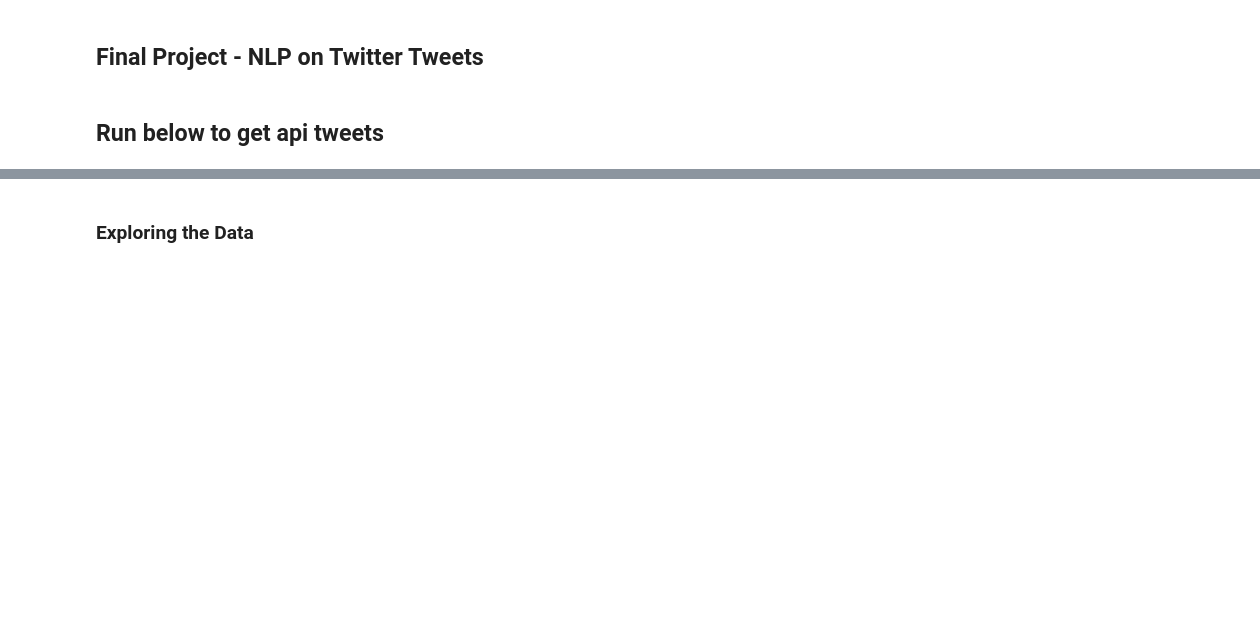
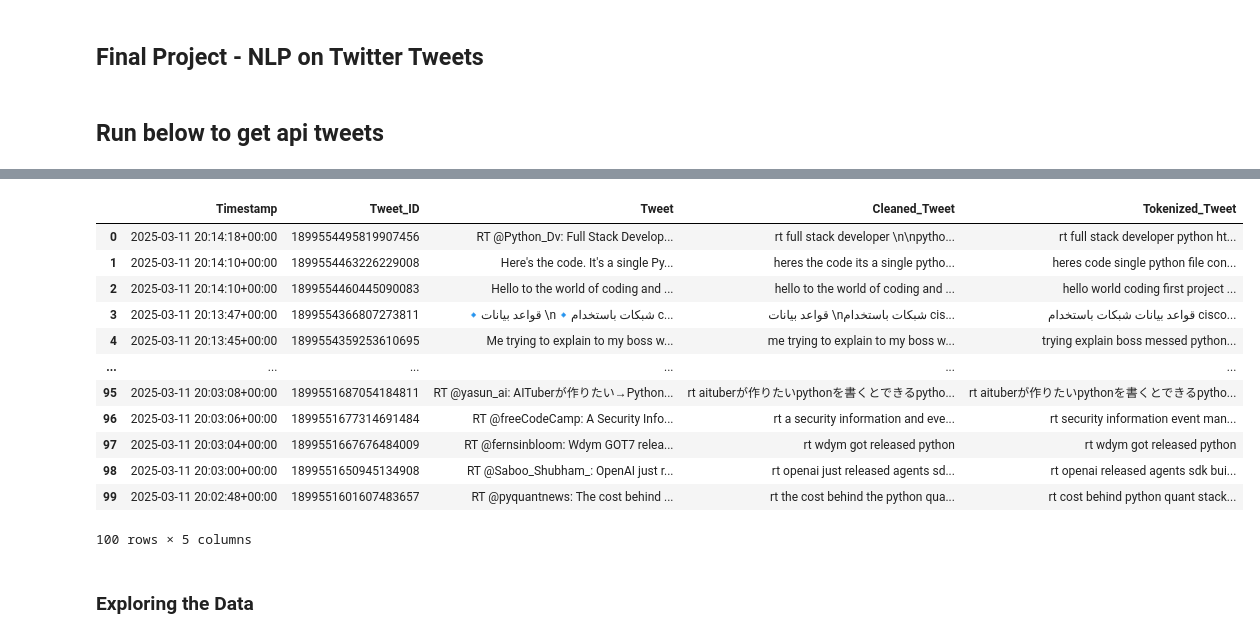
Before and after one commit to WilliamNelson007/PSTAT-134-Winter25-GroupProj, a Jupyter notebook: Final Project Juypter Notebook.ipynb, the cells around one changed output, grey strips where cells are left out. Drawn from its saved outputs; the diff is of its cells as text; code cells hidden in the pictures; blank space fills up the shorter version.

```diff
--- a/Final Project Juypter Notebook.ipynb
+++ b/Final Project Juypter Notebook.ipynb
@@ -2,35 +2,3 @@
 ## Final Project - NLP on Twitter Tweets
 # %% [markdown]
 ## Run below to get api tweets
-# %%
-import tweepy
-import pandas as pd
-
-# Twitter API credentials (Replace with your own keys)
-API_KEY = "your_api_key"
-API_SECRET = "your_api_secret"
-ACCESS_TOKEN = "your_access_token"
-ACCESS_SECRET = "your_access_secret"
-
-# Authenticate with the API
-auth = tweepy.OAuthHandler(API_KEY, API_SECRET)
-auth.set_access_token(ACCESS_TOKEN, ACCESS_SECRET)
-api = tweepy.API(auth, wait_on_rate_limit=True)
-
-# Function to fetch tweets
-def fetch_tweets(query, count):
-    tweets = tweepy.Cursor(api.search_tweets, q=query, lang="en", tweet_mode="extended").items(count)
-    tweet_list = [[tweet.created_at, tweet.user.screen_name, tweet.full_text] for tweet in tweets]
-
-    df = pd.DataFrame(tweet_list, columns=["Timestamp", "Username", "Tweet"])
-    return df
-
-# Fetch tweets
-query = "Python"
-num_tweets = 100
-df_tweets = fetch_tweets(query, num_tweets)
-
-# Save to CSV
-df_tweets.to_csv("tweets.csv", index=False)
-
-print("Tweets saved to tweets.csv")
@@ -37,3 +159,19 @@ print("Tweets saved to tweets.csv")
+# %%
+df_tweets
+# %% [output]
+|  | Timestamp | Tweet_ID | Tweet | Cleaned_Tweet | Tokenized_Tweet |
+| 0 | 2025-03-11 20:14:18+00:00 | 1899554495819907456 | RT @Python_Dv: Full Stack Develop... | rt full stack developer \n\npytho... | rt full stack developer python ht... |
+| 1 | 2025-03-11 20:14:10+00:00 | 1899554463226229008 | Here's the code. It's a single Py... | heres the code its a single pytho... | heres code single python file con... |
+| 2 | 2025-03-11 20:14:10+00:00 | 1899554460445090083 | Hello to the world of coding and ... | hello to the world of coding and ... | hello world coding first project ... |
+| 3 | 2025-03-11 20:13:47+00:00 | 1899554366807273811 | 🔹قواعد بيانات \n🔹شبكات باستخدام c... | قواعد بيانات \nشبكات باستخدام cis... | قواعد بيانات شبكات باستخدام cisco... |
+| 4 | 2025-03-11 20:13:45+00:00 | 1899554359253610695 | Me trying to explain to my boss w... | me trying to explain to my boss w... | trying explain boss messed python... |
+| ... | ... | ... | ... | ... | ... |
+| 95 | 2025-03-11 20:03:08+00:00 | 1899551687054184811 | RT @yasun_ai: AITuberが作りたい→Python... | rt aituberが作りたいpythonを書くとできるpytho... | rt aituberが作りたいpythonを書くとできるpytho... |
+| 96 | 2025-03-11 20:03:06+00:00 | 1899551677314691484 | RT @freeCodeCamp: A Security Info... | rt a security information and eve... | rt security information event man... |
+| 97 | 2025-03-11 20:03:04+00:00 | 1899551667676484009 | RT @fernsinbloom: Wdym GOT7 relea... | rt wdym got released python | rt wdym got released python |
+| 98 | 2025-03-11 20:03:00+00:00 | 1899551650945134908 | RT @Saboo_Shubham_: OpenAI just r... | rt openai just released agents sd... | rt openai released agents sdk bui... |
+| 99 | 2025-03-11 20:02:48+00:00 | 1899551601607483657 | RT @pyquantnews: The cost behind ... | rt the cost behind the python qua... | rt cost behind python quant stack... |
+100 rows × 5 columns
 # %% [markdown]
 ### Exploring the Data
 # %%
```
Also changed, not shown: parts of 2 cells of this notebook, 1 other file.
